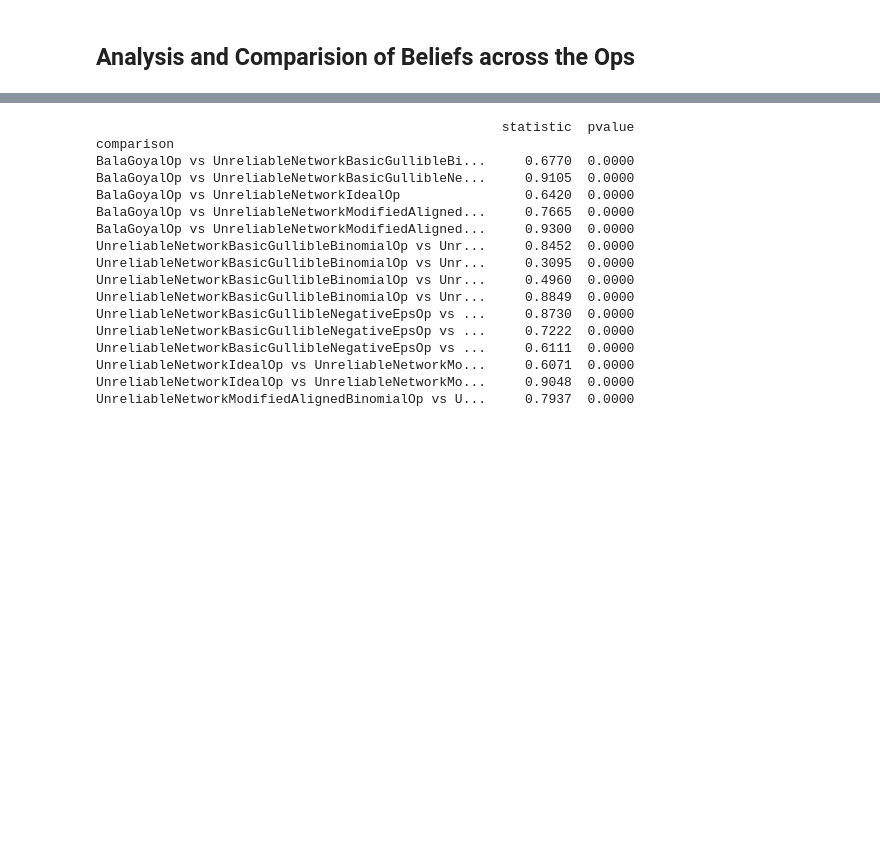
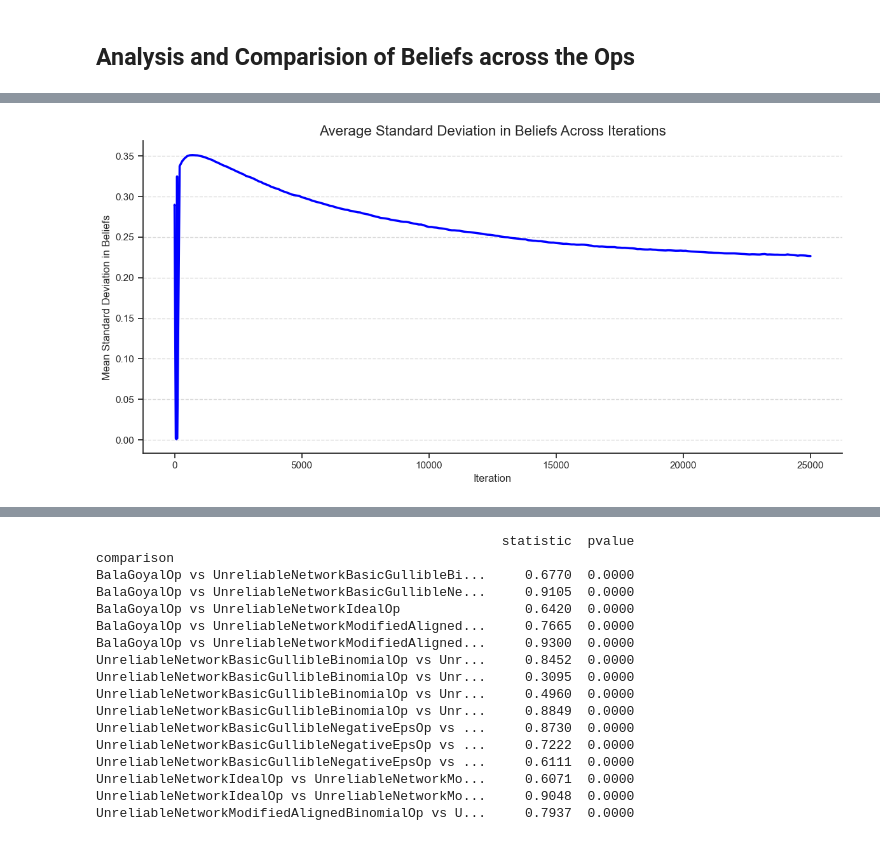
Before and after one commit to Prudhvivuda/polygraphs-analysis-scripts, a Jupyter notebook: beliefs_comparision.ipynb, the cells around one changed output, grey strips where cells are left out. Cells and saved outputs as stored; diff of their text form; code cells hidden in the pictures; blank space fills up the shorter version.

```diff
--- a/beliefs_comparision.ipynb
+++ b/beliefs_comparision.ipynb
@@ -52 +52,6 @@ aggregated_beliefs
 1517 rows × 9 columns
+# %%
+# Compute standard deviation of beliefs for each simulation and iteration
+std_per_sim = beliefs.groupby(["sim", "iteration"])["beliefs"].std().reset_index()
+std_per_sim.rename(columns={"beliefs": "std_beliefs"}, inplace=True)
+std_per_sim.head()
@@ -52,0 +65,5 @@ aggregated_beliefs
+# %%
+# Compute the average standard deviation across simulations for each iteration
+avg_std_by_iteration = std_per_sim.groupby("iteration")["std_beliefs"].mean().reset_index()
+avg_std_by_iteration.rename(columns={"std_beliefs": "mean_std_beliefs"}, inplace=True)
+avg_std_by_iteration.head()
@@ -52,0 +77,18 @@ aggregated_beliefs
+# %%
+# Plot the result
+sns.set_theme(style="ticks")
+plt.figure(figsize=(12, 6))
+sns.lineplot(data=avg_std_by_iteration, x="iteration", y="mean_std_beliefs", color="blue", lw=2.5)
+
+# Add titles and labels
+plt.title("Average Standard Deviation in Beliefs Across Iterations", fontsize=16)
+plt.xlabel("Iteration", fontsize=12)
+plt.ylabel("Mean Standard Deviation in Beliefs", fontsize=12)
+plt.grid(axis="y", linestyle="--", alpha=0.7)
+sns.despine()
+
+# Show the plot
+plt.tight_layout()
+plt.show()
+# %% [output]
+[figure, added]
```
Also changed, not shown: parts of 6 cells of this notebook.
